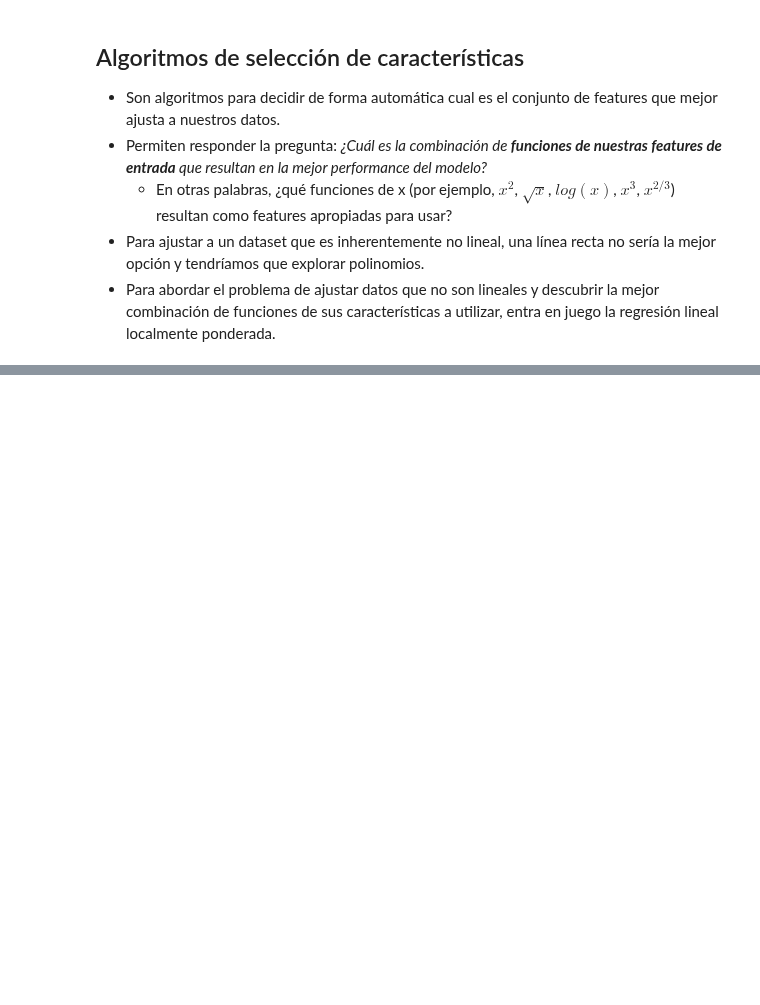
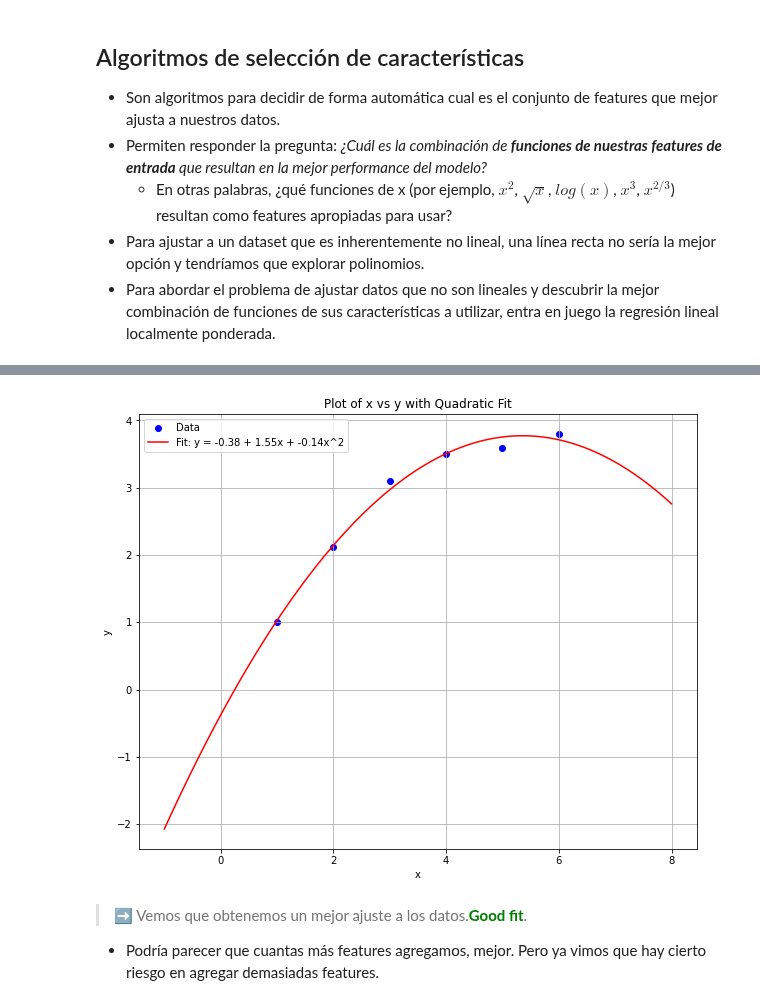
Before and after one commit to tmonreal/i302-Machine-Learning, a Jupyter notebook: Clase 7: Regresion Lineal Localmente Ponderada/clase7.ipynb, the cells around one changed output, grey strips where cells are left out. Drawn from its saved outputs; the diff is of its cells as text; code cells hidden in the pictures; blank space fills up the shorter version.

```diff
--- a/Clase 7: Regresion Lineal Localmente Ponderada/clase7.ipynb
+++ b/Clase 7: Regresion Lineal Localmente Ponderada/clase7.ipynb
@@ -48 +76,25 @@
+# %%
+plt.figure(figsize=(10, 8))
+plt.scatter(x_values, y_values, marker='o', color='b', label='Data')
+
+# Fit a quadratic curve y = w_0 + w_1*x + w_2*x^2
+X = np.array(x_values).reshape(-1, 1)
+Y = np.array(y_values)
+X = np.hstack((np.ones((X.shape[0], 1)), X, X**2))  # Add columns for x and x^2
+W = np.linalg.inv(X.T @ X) @ X.T @ Y  # Calculate the parameters w_0, w_1, and w_2
+x_fit = np.linspace(min(x_values)-2, max(x_values)+2, 100)
+y_fit = W[0] + W[1] * x_fit + W[2] * x_fit**2
+plt.plot(x_fit, y_fit, color='r', label=f'Fit: y = {W[0]:.2f} + {W[1]:.2f}x + {W[2]:.2f}x^2')
+
+plt.title('Plot of x vs y with Quadratic Fit')
+plt.xlabel('x')
+plt.ylabel('y')
+plt.grid(True)
+plt.legend()
+plt.show()
+# %% [output]
+[figure, added]
+# %% [markdown]
+> ➡️ Vemos que obtenemos un mejor ajuste a los datos.<font color=green>__Good fit__</font>.
+- Podría parecer que cuantas más features agregamos, mejor. Pero ya vimos que hay cierto riesgo en agregar demasiadas features.
 # %% [markdown]
```
Also changed, not shown: parts of 20 cells of this notebook, 4 other files.
